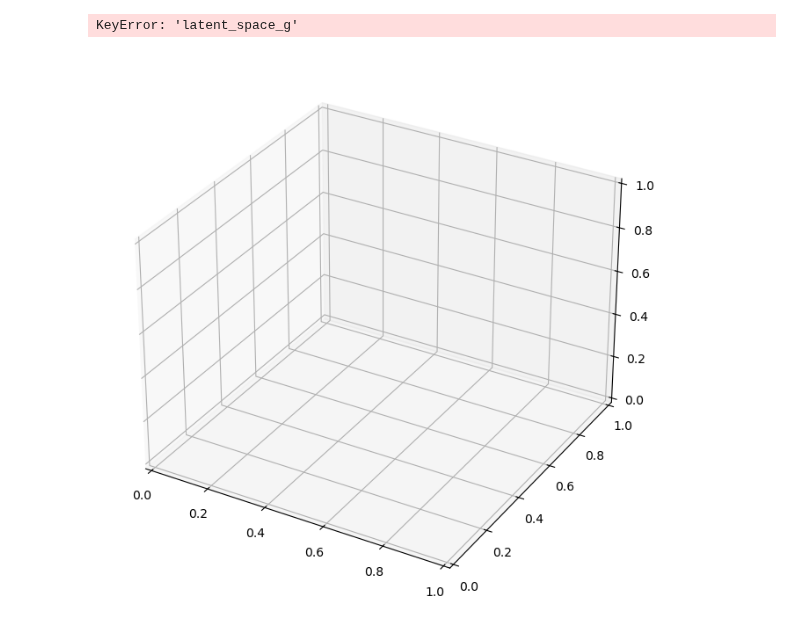
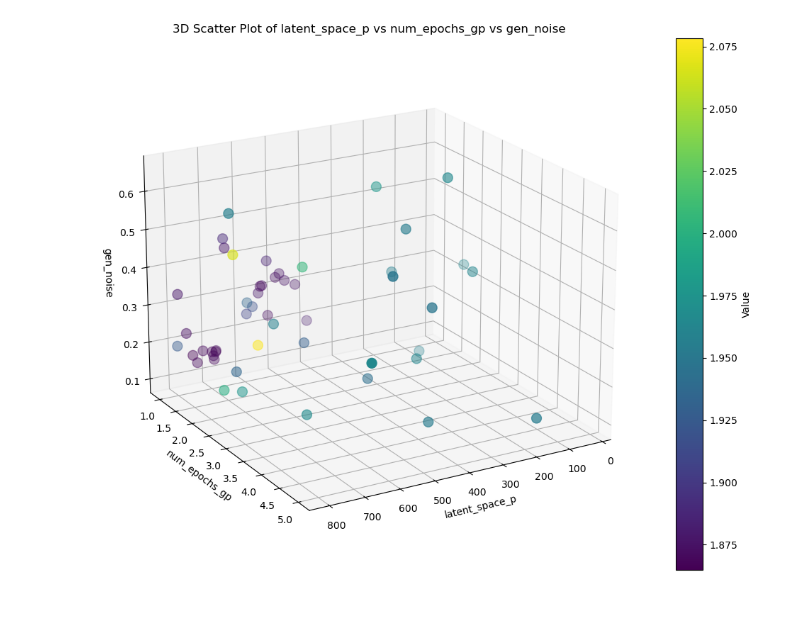
Before and after one commit to Arcadia-Science/2025-epistasis-dl-quantgen, a Jupyter notebook: workflow_sims/gpatlas/optuna_analysis.ipynb, the cells around one changed output. Cells and saved outputs as stored; diff of their text form; code cells hidden in the pictures.

```diff
--- a/workflow_sims/gpatlas/optuna_analysis.ipynb
+++ b/workflow_sims/gpatlas/optuna_analysis.ipynb
@@ -85,8 +86,7 @@ create_3d_scatter(df,
-# %%
-create_3d_scatter(df,
-                    x_col='num_epochs',
-                    y_col='weights_regularization',
-                    z_col='latent_space_g')
-# %% [output]
-KeyError: 'latent_space_g'
-[figure, removed]
+# %%
+create_3d_scatter(df,
+                    y_col='num_epochs_gp',
+                    z_col='gen_noise',
+                    x_col='latent_space_p')
+# %% [output]
+[figure, added]
```
Also changed, not shown: parts of 2 cells of this notebook, 7 other files.
